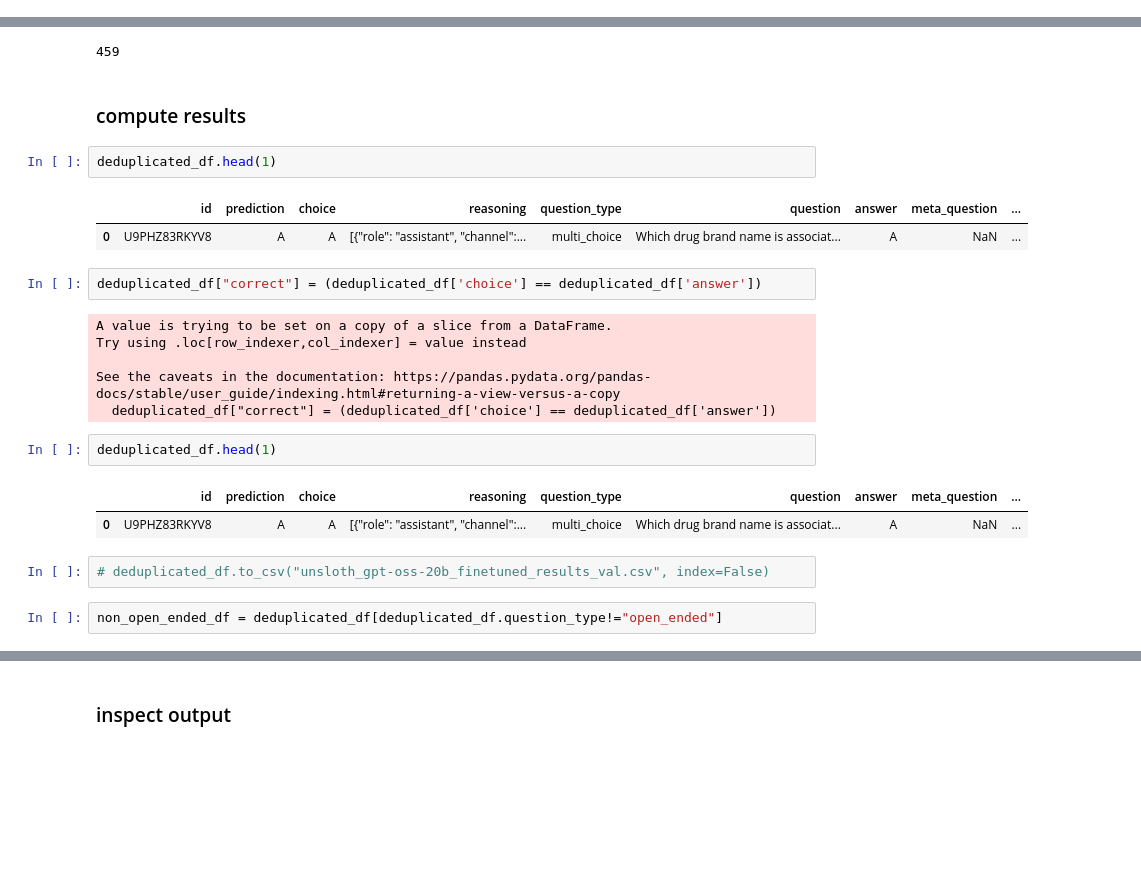
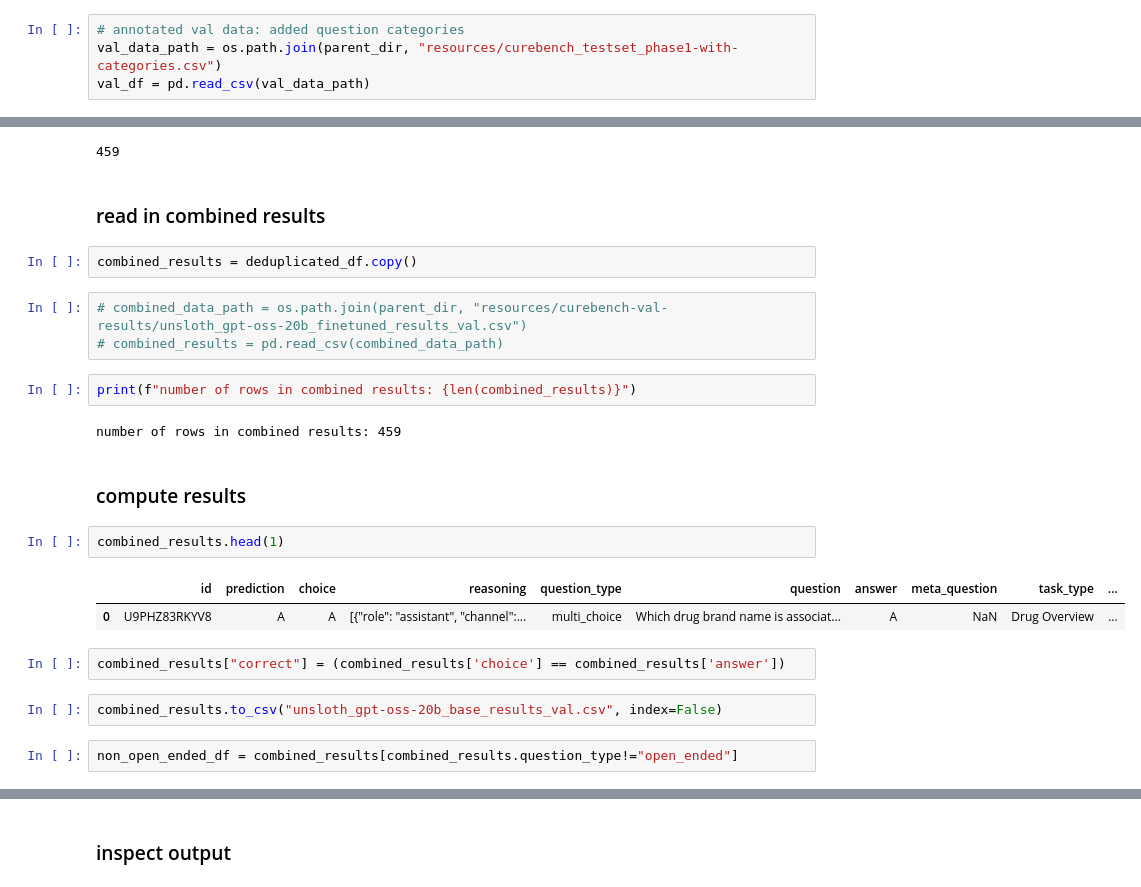
Before and after one commit to christiejibaraki/CUREBench, a Jupyter notebook: notebooks/5-results.ipynb, the cells around one changed output, grey strips where cells are left out. Cells and saved outputs as stored; diff of their text form; blank space fills up the shorter version.

```diff
--- a/notebooks/5-results.ipynb
+++ b/notebooks/5-results.ipynb
@@ -83,3 +29,7 @@ val_df = pd.DataFrame(val_data_list)
+# %%
+# annotated val data: added question categories
+val_data_path = os.path.join(parent_dir, "resources/curebench_testset_phase1-with-categories.csv")
+val_df = pd.read_csv(val_data_path)
 # %%
 print(f"number of rows in val set: {len(val_df):,}")
 # %% [output]
@@ -175,30 +150,30 @@ deduplicated_df = non_error_df.drop_duplicates(subset=['id'], keep='first')
 len(deduplicated_df )
 # %% [output]
 459
+# %% [markdown]
+### read in combined results
+# %%
+combined_results = deduplicated_df.copy()
+# %%
+# combined_data_path = os.path.join(parent_dir, "resources/curebench-val-results/unsloth_gpt-oss-20b_finetuned_results_val.csv")
+# combined_results = pd.read_csv(combined_data_path)
+# %%
+print(f"number of rows in combined results: {len(combined_results)}")
+# %% [output]
+number of rows in combined results: 459
 # %% [markdown]
 ### compute results
 # %%
-deduplicated_df.head(1)
+combined_results.head(1)
 # %% [output]
-|  | id | prediction | choice | reasoning | question_type | question | answer | meta_question | ... |
-| 0 | U9PHZ83RKYV8 | A | A | [{"role": "assistant", "channel":... | multi_choice | Which drug brand name is associat... | A | NaN | ... |
+|  | id | prediction | choice | reasoning | question_type | question | answer | meta_question | task_type | ... |
+| 0 | U9PHZ83RKYV8 | A | A | [{"role": "assistant", "channel":... | multi_choice | Which drug brand name is associat... | A | NaN | Drug Overview | ... |
 # %%
-deduplicated_df["correct"] = (deduplicated_df['choice'] == deduplicated_df['answer'])
+combined_results["correct"] = (combined_results['choice'] == combined_results['answer'])
-# %% [output]
-A value is trying to be set on a copy of a slice from a DataFrame.
-Try using .loc[row_indexer,col_indexer] = value instead
-
-See the caveats in the documentation: https://pandas.pydata.org/pandas-docs/stable/user_guide/indexing.html#returning-a-view-versus-a-copy
-  deduplicated_df["correct"] = (deduplicated_df['choice'] == deduplicated_df['answer'])
-# %%
-deduplicated_df.head(1)
-# %% [output]
-|  | id | prediction | choice | reasoning | question_type | question | answer | meta_question | ... |
-| 0 | U9PHZ83RKYV8 | A | A | [{"role": "assistant", "channel":... | multi_choice | Which drug brand name is associat... | A | NaN | ... |
 # %%
-# deduplicated_df.to_csv("unsloth_gpt-oss-20b_finetuned_results_val.csv", index=False)
+combined_results.to_csv("unsloth_gpt-oss-20b_base_results_val.csv", index=False)
 # %%
-non_open_ended_df = deduplicated_df[deduplicated_df.question_type!="open_ended"]
+non_open_ended_df = combined_results[combined_results.question_type!="open_ended"]
 # %%
 len(non_open_ended_df[non_open_ended_df.correct==True])
 # %% [output]
```
Also changed, not shown: parts of 34 cells of this notebook, 8 other files.
